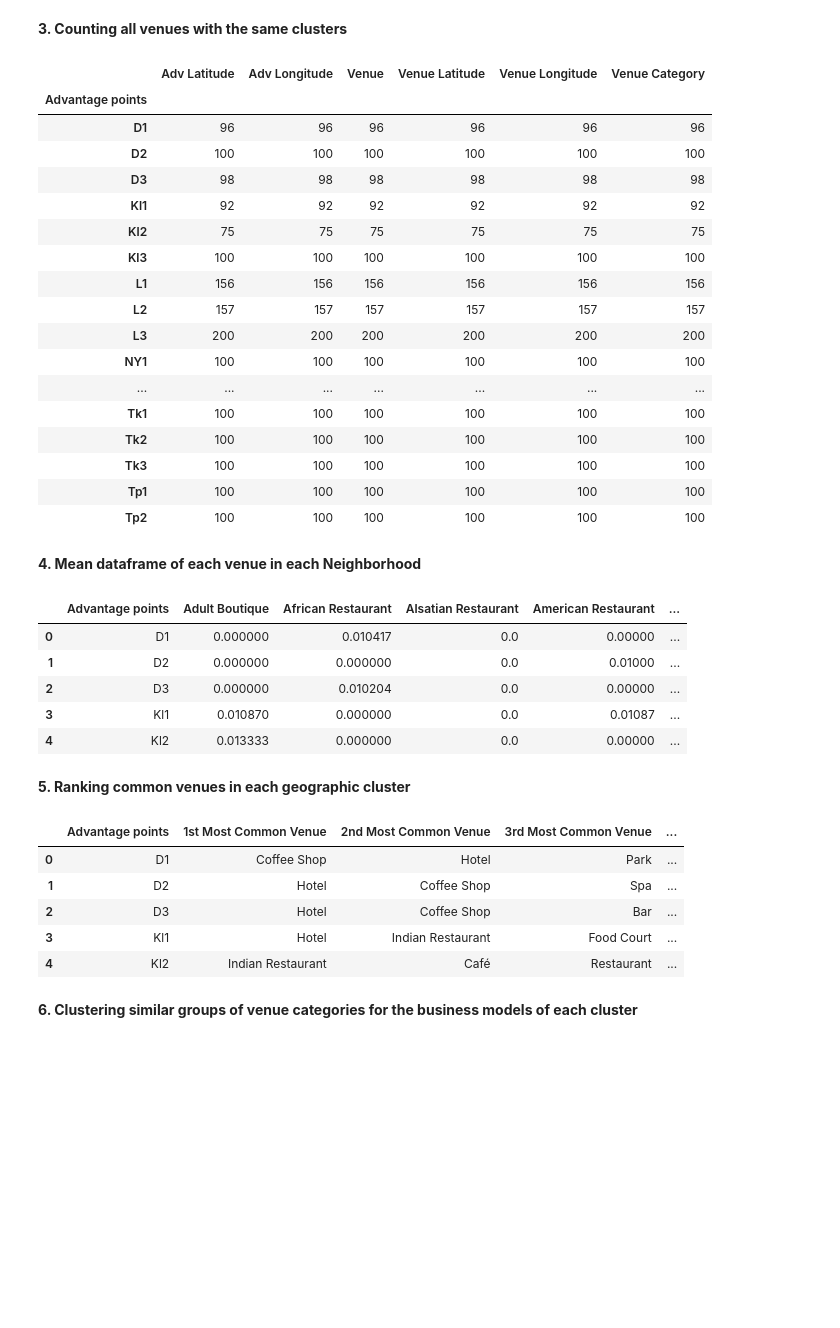
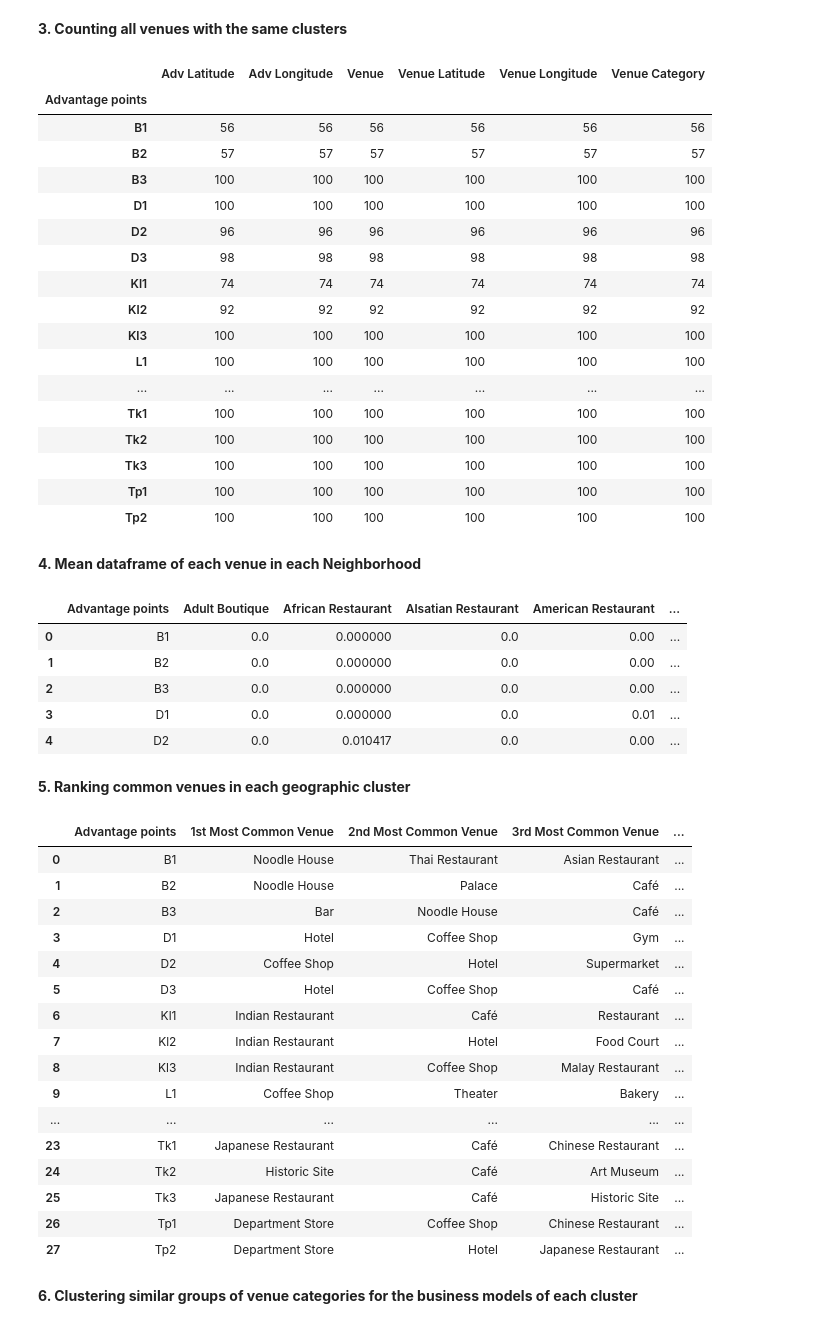
Before and after one commit to thaitran7/Coursera_Capstone, a Jupyter notebook: Final project of Data Science Capstone.ipynb, the cells around one changed output. Drawn from its saved outputs; the diff is of its cells as text; code cells hidden in the pictures; blank space fills up the shorter version.

```diff
--- a/Final project of Data Science Capstone.ipynb
+++ b/Final project of Data Science Capstone.ipynb
@@ -523,7 +513,7 @@ centers = kmeans.cluster_centers_ # Coordinates of cluster centers.
 labels = kmeans.predict(k_data[k_data.columns[1:3]]) # Labels of each point
 centroids = pd.DataFrame(centers)
 centroids.columns = ['Adv Latitude','Adv Longitude']
-Cluster = pd.DataFrame(['L1','L2','L3'])
+Cluster = pd.DataFrame(['B1','B2','B3'])
 City = pd.DataFrame(['Bangkok','Bangkok','Bangkok'])
 Country = pd.DataFrame(['Thailand','Thailand','Thailand'])
 centroids.insert(0,'Advantage points(Adv)',Cluster)
@@ -943,16 +933,16 @@ adv_venues.groupby('Advantage points').count()
 # %% [output]
 |  | Adv Latitude | Adv Longitude | Venue | Venue Latitude | Venue Longitude | Venue Category |
 | Advantage points |  |  |  |  |  |  |
-| D1 | 96 | 96 | 96 | 96 | 96 | 96 |
-| D2 | 100 | 100 | 100 | 100 | 100 | 100 |
+| B1 | 56 | 56 | 56 | 56 | 56 | 56 |
+| B2 | 57 | 57 | 57 | 57 | 57 | 57 |
+| B3 | 100 | 100 | 100 | 100 | 100 | 100 |
+| D1 | 100 | 100 | 100 | 100 | 100 | 100 |
+| D2 | 96 | 96 | 96 | 96 | 96 | 96 |
 | D3 | 98 | 98 | 98 | 98 | 98 | 98 |
-| Kl1 | 92 | 92 | 92 | 92 | 92 | 92 |
-| Kl2 | 75 | 75 | 75 | 75 | 75 | 75 |
+| Kl1 | 74 | 74 | 74 | 74 | 74 | 74 |
+| Kl2 | 92 | 92 | 92 | 92 | 92 | 92 |
 | Kl3 | 100 | 100 | 100 | 100 | 100 | 100 |
-| L1 | 156 | 156 | 156 | 156 | 156 | 156 |
-| L2 | 157 | 157 | 157 | 157 | 157 | 157 |
-| L3 | 200 | 200 | 200 | 200 | 200 | 200 |
-| NY1 | 100 | 100 | 100 | 100 | 100 | 100 |
+| L1 | 100 | 100 | 100 | 100 | 100 | 100 |
 | ... | ... | ... | ... | ... | ... | ... |
 | Tk1 | 100 | 100 | 100 | 100 | 100 | 100 |
 | Tk2 | 100 | 100 | 100 | 100 | 100 | 100 |
@@ -970,49 +960,60 @@ adv_grouped = adv_onehot.groupby('Advantage points').mean().reset_index()
 adv_grouped.head()
 # %% [output]
 |  | Advantage points | Adult Boutique | African Restaurant | Alsatian Restaurant | American Restaurant | ... |
-| 0 | D1 | 0.000000 | 0.010417 | 0.0 | 0.00000 | ... |
-| 1 | D2 | 0.000000 | 0.000000 | 0.0 | 0.01000 | ... |
-| 2 | D3 | 0.000000 | 0.010204 | 0.0 | 0.00000 | ... |
-| 3 | Kl1 | 0.010870 | 0.000000 | 0.0 | 0.01087 | ... |
-| 4 | Kl2 | 0.013333 | 0.000000 | 0.0 | 0.00000 | ... |
+| 0 | B1 | 0.0 | 0.000000 | 0.0 | 0.00 | ... |
+| 1 | B2 | 0.0 | 0.000000 | 0.0 | 0.00 | ... |
+| 2 | B3 | 0.0 | 0.000000 | 0.0 | 0.00 | ... |
+| 3 | D1 | 0.0 | 0.000000 | 0.0 | 0.01 | ... |
+| 4 | D2 | 0.0 | 0.010417 | 0.0 | 0.00 | ... |
 # %% [markdown]
 **5. Ranking common venues in each geographic cluster**
 # %%
 import numpy as np
 
 def return_most_common_venues(row, num_top_venues):
     row_categories = row.iloc[1:]
     row_categories_sorted = row_categories.sort_values(ascending=False)
 
     return row_categories_sorted.index.values[0:num_top_venues]
 
 num_top_venues = 10
 
 indicators = ['st', 'nd', 'rd']
 
 # create columns according to number of top venues
 columns = ['Advantage points']
 for ind in np.arange(num_top_venues):
     try:
         columns.append('{}{} Most Common Venue'.format(ind+1, indicators[ind]))
     except:
         columns.append('{}th Most Common Venue'.format(ind+1))
 
 # create a new dataframe
 adv_venues_sorted = pd.DataFrame(columns=columns)
 adv_venues_sorted['Advantage points'] = adv_grouped['Advantage points']
 
 for ind in np.arange(adv_grouped.shape[0]):
     adv_venues_sorted.iloc[ind, 1:] = return_most_common_venues(adv_grouped.iloc[ind, :], num_top_venues)
 
-adv_venues_sorted.head()
+adv_venues_sorted.head(100)
 # %% [output]
 |  | Advantage points | 1st Most Common Venue | 2nd Most Common Venue | 3rd Most Common Venue | ... |
-| 0 | D1 | Coffee Shop | Hotel | Park | ... |
-| 1 | D2 | Hotel | Coffee Shop | Spa | ... |
-| 2 | D3 | Hotel | Coffee Shop | Bar | ... |
-| 3 | Kl1 | Hotel | Indian Restaurant | Food Court | ... |
-| 4 | Kl2 | Indian Restaurant | Café | Restaurant | ... |
+| 0 | B1 | Noodle House | Thai Restaurant | Asian Restaurant | ... |
+| 1 | B2 | Noodle House | Palace | Café | ... |
+| 2 | B3 | Bar | Noodle House | Café | ... |
+| 3 | D1 | Hotel | Coffee Shop | Gym | ... |
+| 4 | D2 | Coffee Shop | Hotel | Supermarket | ... |
+| 5 | D3 | Hotel | Coffee Shop | Café | ... |
+| 6 | Kl1 | Indian Restaurant | Café | Restaurant | ... |
+| 7 | Kl2 | Indian Restaurant | Hotel | Food Court | ... |
+| 8 | Kl3 | Indian Restaurant | Coffee Shop | Malay Restaurant | ... |
+| 9 | L1 | Coffee Shop | Theater | Bakery | ... |
+| ... | ... | ... | ... | ... | ... |
+| 23 | Tk1 | Japanese Restaurant | Café | Chinese Restaurant | ... |
+| 24 | Tk2 | Historic Site | Café | Art Museum | ... |
+| 25 | Tk3 | Japanese Restaurant | Café | Historic Site | ... |
+| 26 | Tp1 | Department Store | Coffee Shop | Chinese Restaurant | ... |
+| 27 | Tp2 | Department Store | Hotel | Japanese Restaurant | ... |
 # %% [markdown]
 **6. Clustering similar groups of venue categories for the business models of each cluster**
 # %%
```
Also changed, not shown: parts of 26 cells of this notebook.
